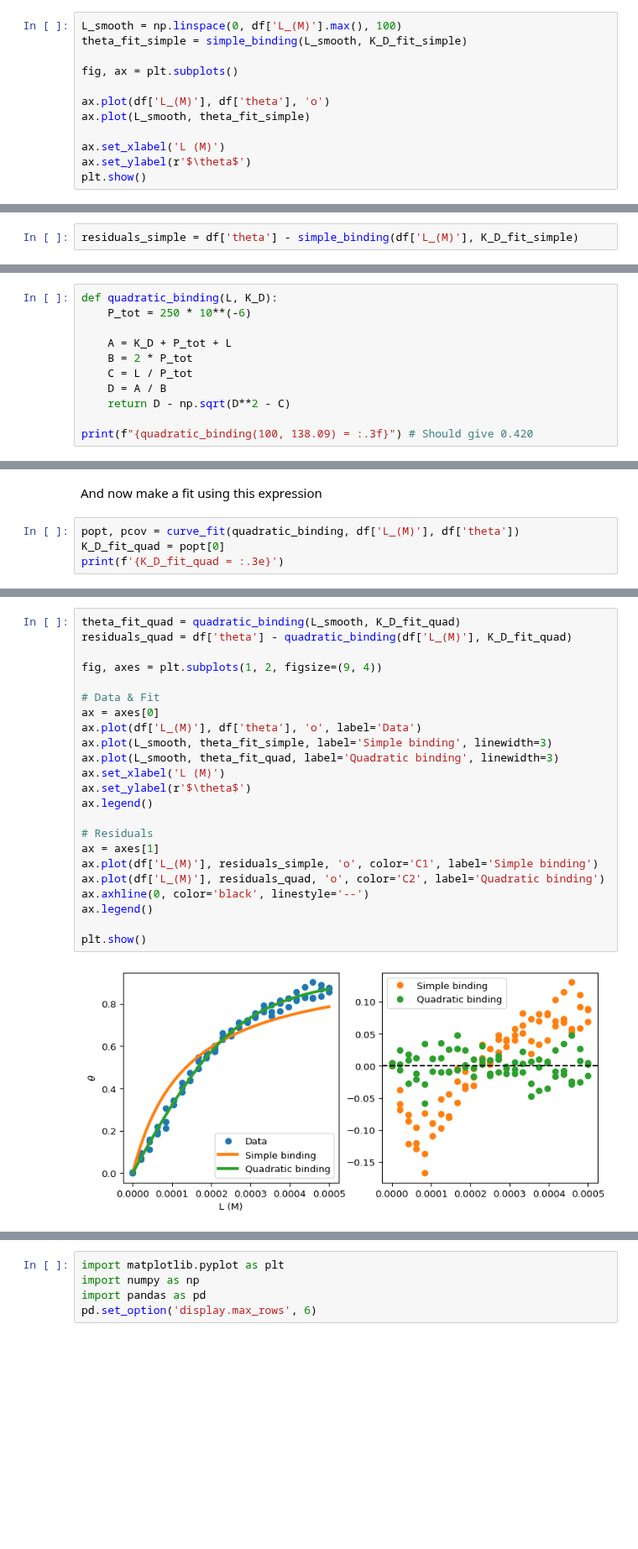
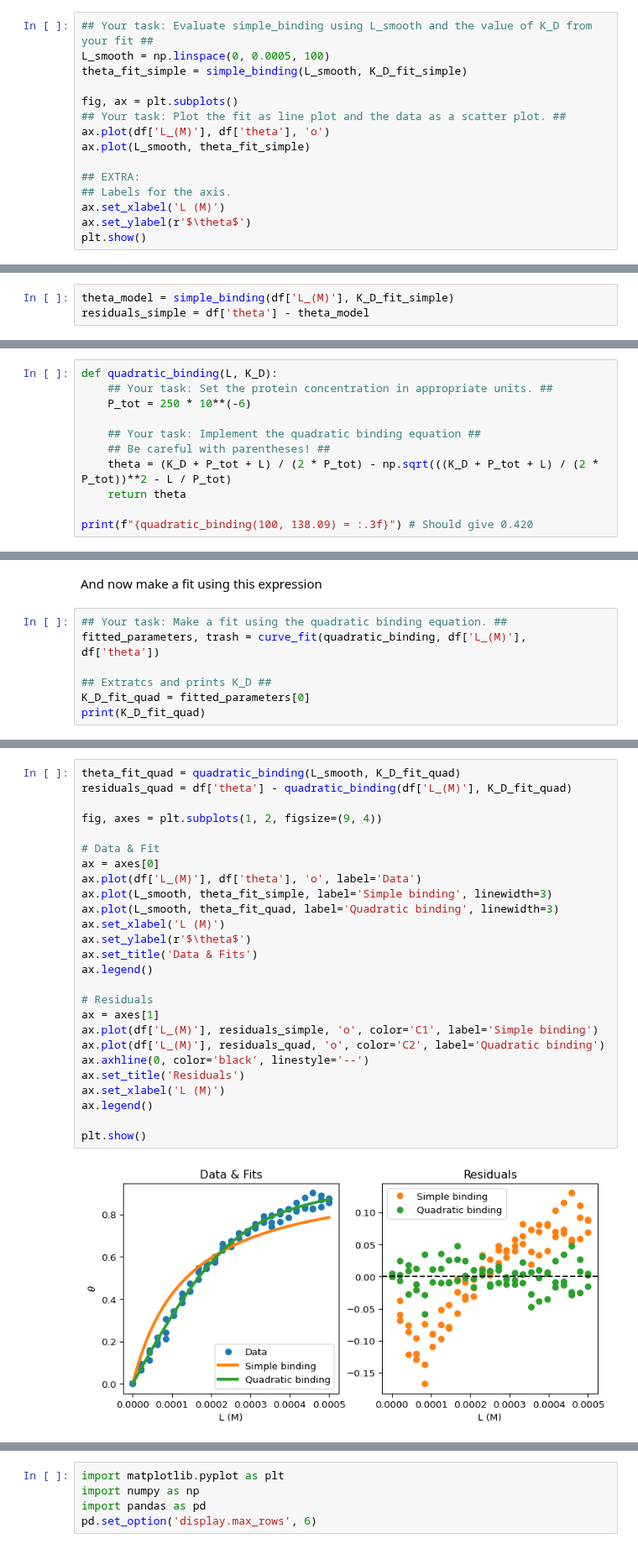
Before and after one commit to au-mbg/fysisk-biokemi, a Jupyter notebook: built_notebooks/master/week_47.ipynb, the cells around one changed output, grey strips where cells are left out. Shown at 84% size. Cells and saved outputs as stored; diff of their text form; blank space fills up the shorter version.

```diff
--- a/built_notebooks/master/week_47.ipynb
+++ b/built_notebooks/master/week_47.ipynb
@@ -85,14 +114,17 @@ K_D_fit_simple = 1.363e-04
 # %% [markdown]
 And evaluate the fit and plot it together with the dataset
 # %%
-L_smooth = np.linspace(0, df['L_(M)'].max(), 100)
+## Your task: Evaluate simple_binding using L_smooth and the value of K_D from your fit ##
+L_smooth = np.linspace(0, 0.0005, 100)
 theta_fit_simple = simple_binding(L_smooth, K_D_fit_simple)
 
 fig, ax = plt.subplots()
-
+## Your task: Plot the fit as line plot and the data as a scatter plot. ##
 ax.plot(df['L_(M)'], df['theta'], 'o')
 ax.plot(L_smooth, theta_fit_simple)
 
+## EXTRA:
+## Labels for the axis.
 ax.set_xlabel('L (M)')
 ax.set_ylabel(r'$\theta$')
 plt.show()
@@ -106,7 +138,8 @@ Is it a good fit?
 To get a more quantitative view of the quality of the fit calculate
 residuals
 # %%
-residuals_simple = df['theta'] - simple_binding(df['L_(M)'], K_D_fit_simple)
+theta_model = simple_binding(df['L_(M)'], K_D_fit_simple)
+residuals_simple = df['theta'] - theta_model
 # %% [markdown]
 And plot them versus the measured $\mathrm{[L]}$
 # %%
@@ -146,12 +184,12 @@ from these bits.)
 # %%
 def quadratic_binding(L, K_D):
+    ## Your task: Set the protein concentration in appropriate units. ##
     P_tot = 250 * 10**(-6)
 
-    A = K_D + P_tot + L
-    B = 2 * P_tot
-    C = L / P_tot
-    D = A / B
-    return D - np.sqrt(D**2 - C)
+    ## Your task: Implement the quadratic binding equation ##
+    ## Be careful with parentheses! ##
+    theta = (K_D + P_tot + L) / (2 * P_tot) - np.sqrt(((K_D + P_tot + L) / (2 * P_tot))**2 - L / P_tot)
+    return theta
 
 print(f"{quadratic_binding(100, 138.09) = :.3f}") # Should give 0.420
 # %% [output]
@@ -159,7 +197,10 @@ quadratic_binding(100, 138.09) = 0.420
 # %% [markdown]
 And now make a fit using this expression
 # %%
-popt, pcov = curve_fit(quadratic_binding, df['L_(M)'], df['theta'])
-K_D_fit_quad = popt[0]
-print(f'{K_D_fit_quad = :.3e}')
+## Your task: Make a fit using the quadratic binding equation. ##
+fitted_parameters, trash = curve_fit(quadratic_binding, df['L_(M)'], df['theta'])
+
+## Extratcs and prints K_D ##
+K_D_fit_quad = fitted_parameters[0]
+print(K_D_fit_quad)
 # %% [output]
@@ -170,26 +213,29 @@ case
 # %%
 theta_fit_quad = quadratic_binding(L_smooth, K_D_fit_quad)
 residuals_quad = df['theta'] - quadratic_binding(df['L_(M)'], K_D_fit_quad)
 
 fig, axes = plt.subplots(1, 2, figsize=(9, 4))
 
 # Data & Fit
 ax = axes[0]
 ax.plot(df['L_(M)'], df['theta'], 'o', label='Data')
 ax.plot(L_smooth, theta_fit_simple, label='Simple binding', linewidth=3)
 ax.plot(L_smooth, theta_fit_quad, label='Quadratic binding', linewidth=3)
 ax.set_xlabel('L (M)')
 ax.set_ylabel(r'$\theta$')
+ax.set_title('Data & Fits')
 ax.legend()
 
 # Residuals
 ax = axes[1]
 ax.plot(df['L_(M)'], residuals_simple, 'o', color='C1', label='Simple binding')
 ax.plot(df['L_(M)'], residuals_quad, 'o', color='C2', label='Quadratic binding')
 ax.axhline(0, color='black', linestyle='--')
+ax.set_title('Residuals')
+ax.set_xlabel('L (M)')
 ax.legend()
 
 plt.show()
 # %% [output]
-[figure, old version]
+[figure, new version]
 # %% [markdown]
```
Also changed, not shown: parts of 43 cells of this notebook, 13 other files.
